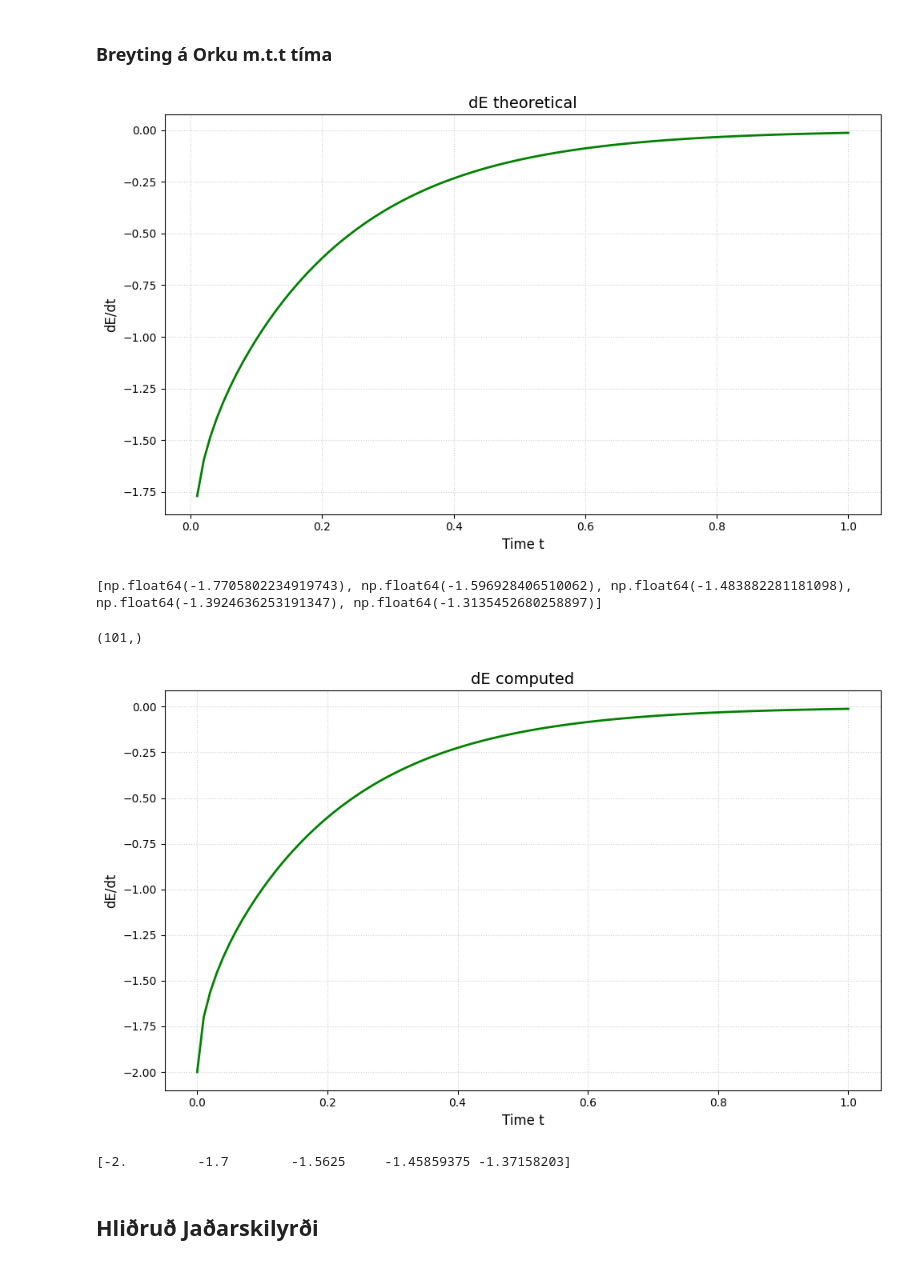
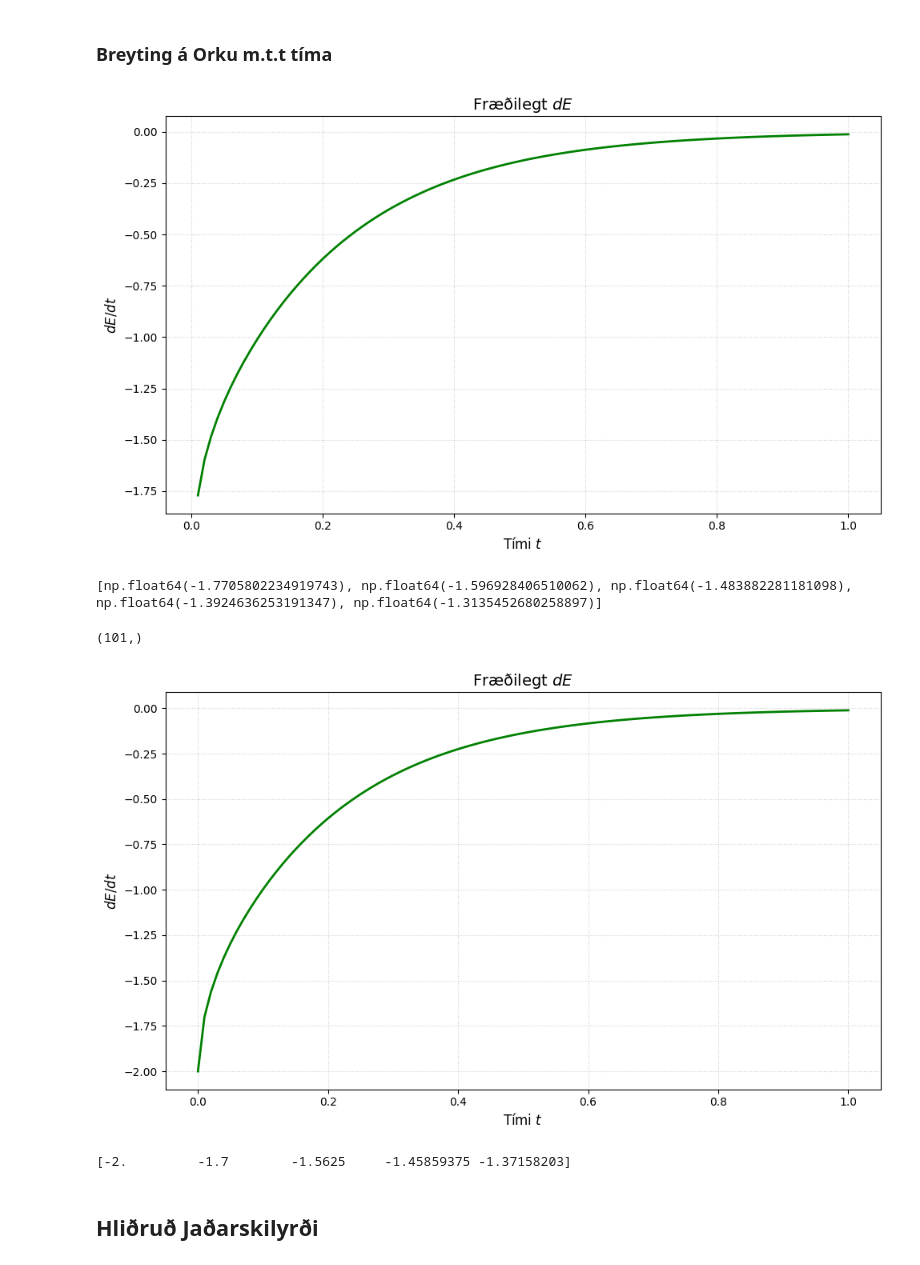
Before and after one commit to Danekpepe/Stae_Lokaverkefni, a Jupyter notebook: Lokaverkefni.ipynb, the cells around one changed output. Cells and saved outputs as stored; diff of their text form; code cells hidden in the pictures.

```diff
--- a/Lokaverkefni.ipynb
+++ b/Lokaverkefni.ipynb
@@ -143,25 +138,21 @@ dE_theor = Foll.dE_theoretical(E_theor, 1/100)
 # %%
 plt.figure(figsize=(10, 6))
 
 plt.plot(t2, dE_theor,  color='green', linewidth=2)
 
-plt.title('dE theoretical', fontsize=14)
-plt.xlabel('Time t', fontsize=12)
-plt.ylabel('dE/dt', fontsize=12)
+plt.title(r'Fræðilegt $dE$', fontsize=14)
+plt.xlabel(r'Tími $t$', fontsize=12)
+plt.ylabel(r'$dE/dt$', fontsize=12)
 
-# Grid: 'alpha' controls transparency, 'linestyle' makes it less distracting
 plt.grid(True, linestyle=':', alpha=0.6)
 
-
-
-# 4. Show/Save
-plt.tight_layout() # Adjusts spacing so labels don't get cut off
+plt.tight_layout()
 plt.savefig('dE_theoretical.png')
 plt.show()
 
 print(dE_theor[:5])
 # %% [output]
-[figure, old version]
+[figure, new version]
 [np.float64(-1.7705802234919743), np.float64(-1.596928406510062), np.float64(-1.483882281181098), np.float64(-1.3924636253191347), np.float64(-1.3135452680258897)]
 # %%
 dE_comp = Foll.dE_computed(hw,1/5)
@@ -173,23 +164,19 @@ plt.figure(figsize=(10, 6))
 
 plt.plot(t, dE_comp, color='green', linewidth=2)
 
-plt.title('dE computed', fontsize=14)
-plt.xlabel('Time t', fontsize=12)
-plt.ylabel('dE/dt', fontsize=12)
+plt.title(r'Fræðilegt $dE$', fontsize=14)
+plt.xlabel(r'Tími $t$', fontsize=12)
+plt.ylabel(r'$dE/dt$', fontsize=12)
 
-# Grid: 'alpha' controls transparency, 'linestyle' makes it less distracting
 plt.grid(True, linestyle=':', alpha=0.6)
 
-
-
-# 4. Show/Save
-plt.tight_layout() # Adjusts spacing so labels don't get cut off
+plt.tight_layout()
 plt.savefig('dE_computed.png')
 plt.show()
 
 print(dE_comp[:5])
 # %% [output]
-[figure, old version]
+[figure, new version]
 [-2.         -1.7        -1.5625     -1.45859375 -1.37158203]
 # %% [markdown]
 ## Hliðruð Jaðarskilyrði
```
Also changed, not shown: parts of 6 cells of this notebook.
